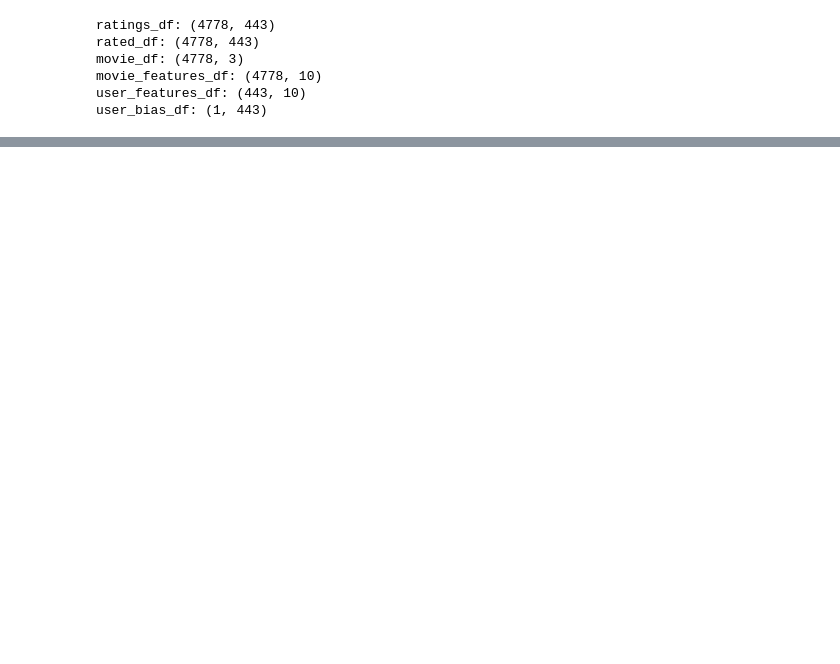
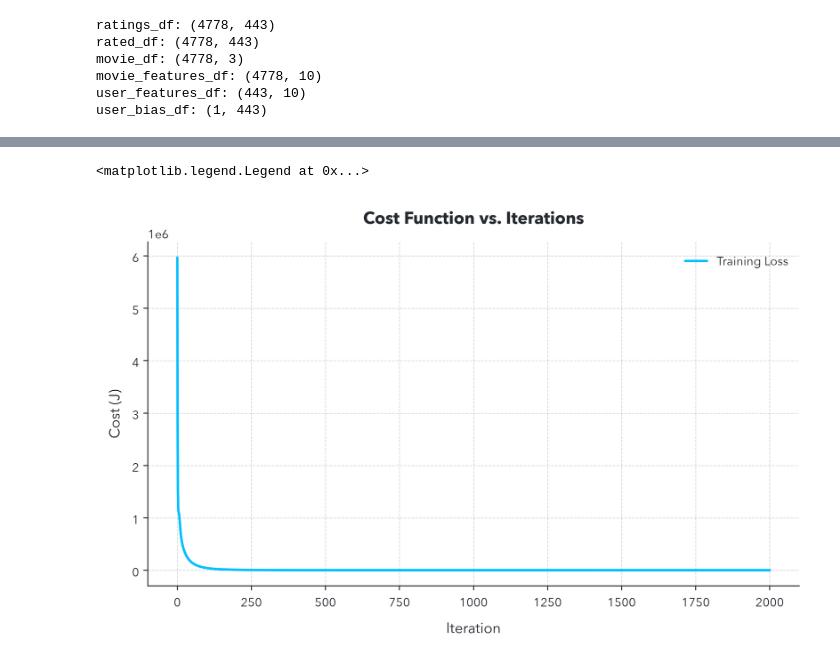
Before and after one commit to AZ9tumas/ai, a Jupyter notebook: collaborative.ipynb, the cells around one changed output, grey strips where cells are left out. Saved outputs shown, nothing was run; the diff lists cells and outputs as text; code cells hidden in the pictures; blank space fills up the shorter version.

```diff
--- a/collaborative.ipynb
+++ b/collaborative.ipynb
@@ -81,0 +254,26 @@ plt.legend()
+# %%
+# List to store the cost values for plotting
+J_history = []
+
+# Training
+itrs = 2000
+lambda_ = 1
+
+@tf.function
+def train_step():
+    with tf.GradientTape() as tape:
+        cost_value = J(lambda_)
+    grads = tape.gradient(cost_value, [X, W, b])
+    optimizer.apply_gradients(zip(grads, [X, W, b]))
+
+    return cost_value
+
+for itr in range(itrs + 1):
+    cost_value = train_step()
+
+    # Append the numpy value of the cost to our history list
+    J_history.append(cost_value.numpy())
+
+    # Print every 200 iterations to avoid output spam
+    if itr % 200 == 0:
+        print(f"Training loss at iteration {itr}: {cost_value.numpy():0.1f}")
@@ -81,0 +292,19 @@ plt.legend()
+# %%
+J_history = np.array(J_history)
+
+# Plotting the Learning Curve
+fig, ax = plt.subplots(1, 1, figsize=(8, 5))
+
+# Using 'deepskyblue' to match your high-contrast theme preference
+ax.plot(J_history, color='deepskyblue', linewidth=2, label="Training Loss")
+
+ax.set_title("Cost Function vs. Iterations", pad=15, fontsize=14)
+ax.set_xlabel("Iteration", fontsize=12)
+ax.set_ylabel("Cost (J)", fontsize=12)
+
+# Faint grid for readability without overwhelming the dark theme
+ax.grid(True, alpha=0.3, linestyle='--')
+ax.legend()
+# %% [output]
+<matplotlib.legend.Legend at 0x...>
+[figure, added]
```
Also changed, not shown: parts of 13 cells of this notebook, 19 other files.
